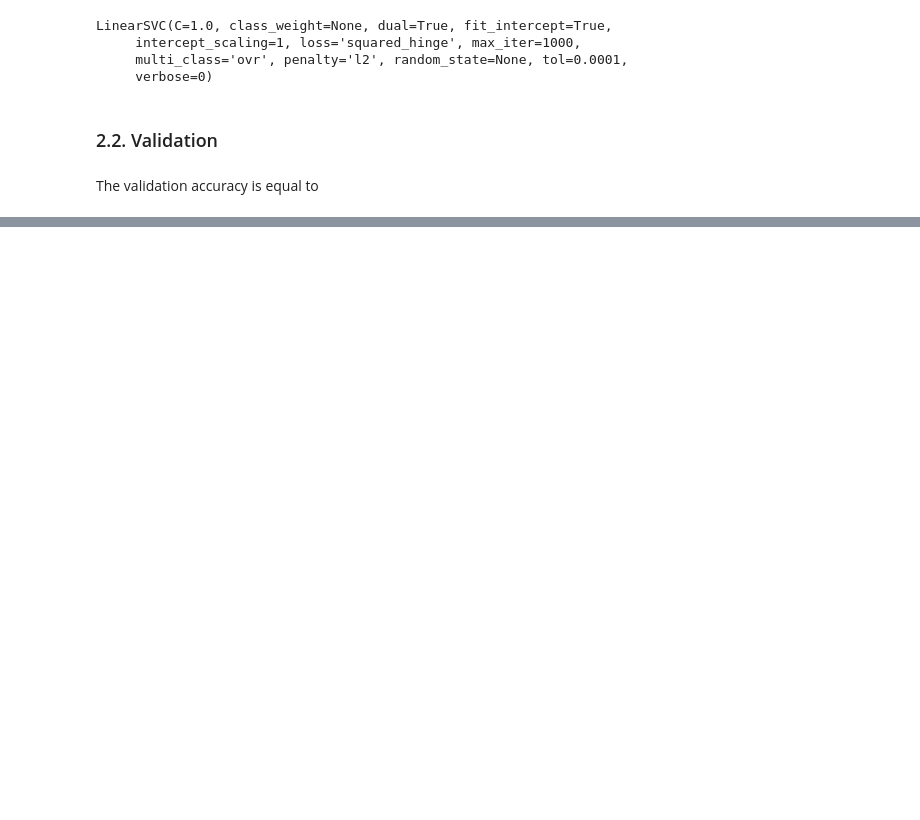
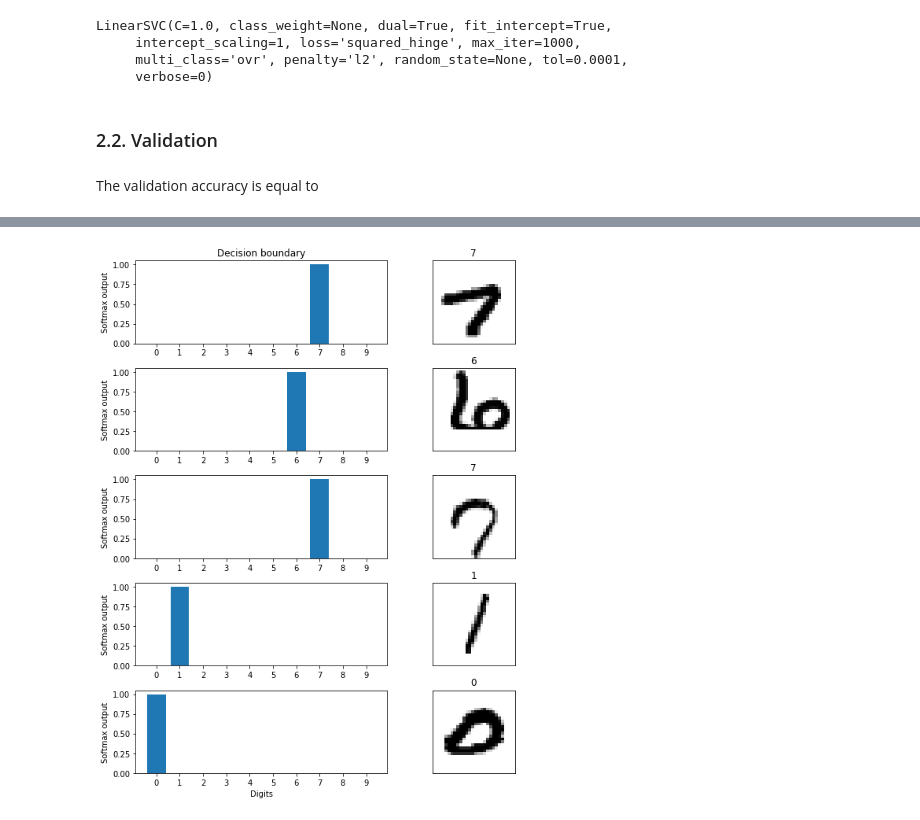
Before and after one commit to krzysztofarendt/kaggle-mnist, a Jupyter notebook: handwriting.ipynb, the cells around one changed output, grey strips where cells are left out. Saved outputs shown, nothing was run; the diff lists cells and outputs as text; code cells hidden in the pictures; blank space fills up the shorter version.

```diff
--- a/handwriting.ipynb
+++ b/handwriting.ipynb
@@ -129,0 +218,2 @@ pass
+# %%
+nnres = model.predict(Xvld)
@@ -129,0 +231,23 @@ pass
+# %%
+fig, axes = plt.subplots(5, 2, figsize=(9, 10))
+axes[0][0].set_title('Decision boundary')
+axes[-1][0].set_xlabel('Digits')
+i = 0
+for s in np.random.randint(0, Xvld.shape[0], len(axes)):
+    # Decision
+    axes[i][0].bar(np.arange(10), nnres[s])
+    axes[i][0].set_xticks(np.arange(10))
+    axes[i][0].set_ylabel('Softmax output')
+
+    # Image
+    axes[i][1].imshow(Xvld[s].reshape((28, 28)), cmap='gray_r')
+    axes[i][1].tick_params(bottom='off', labelbottom='off',
+                           left='off', labelleft='off')
+    axes[i][1].set_title(Yvld[s])
+
+    # Increase axes count
+    i += 1
+
+fig.tight_layout()
+# %% [output]
+[figure, added]
```
Also changed, not shown: parts of 29 cells of this notebook, 1 other file.
